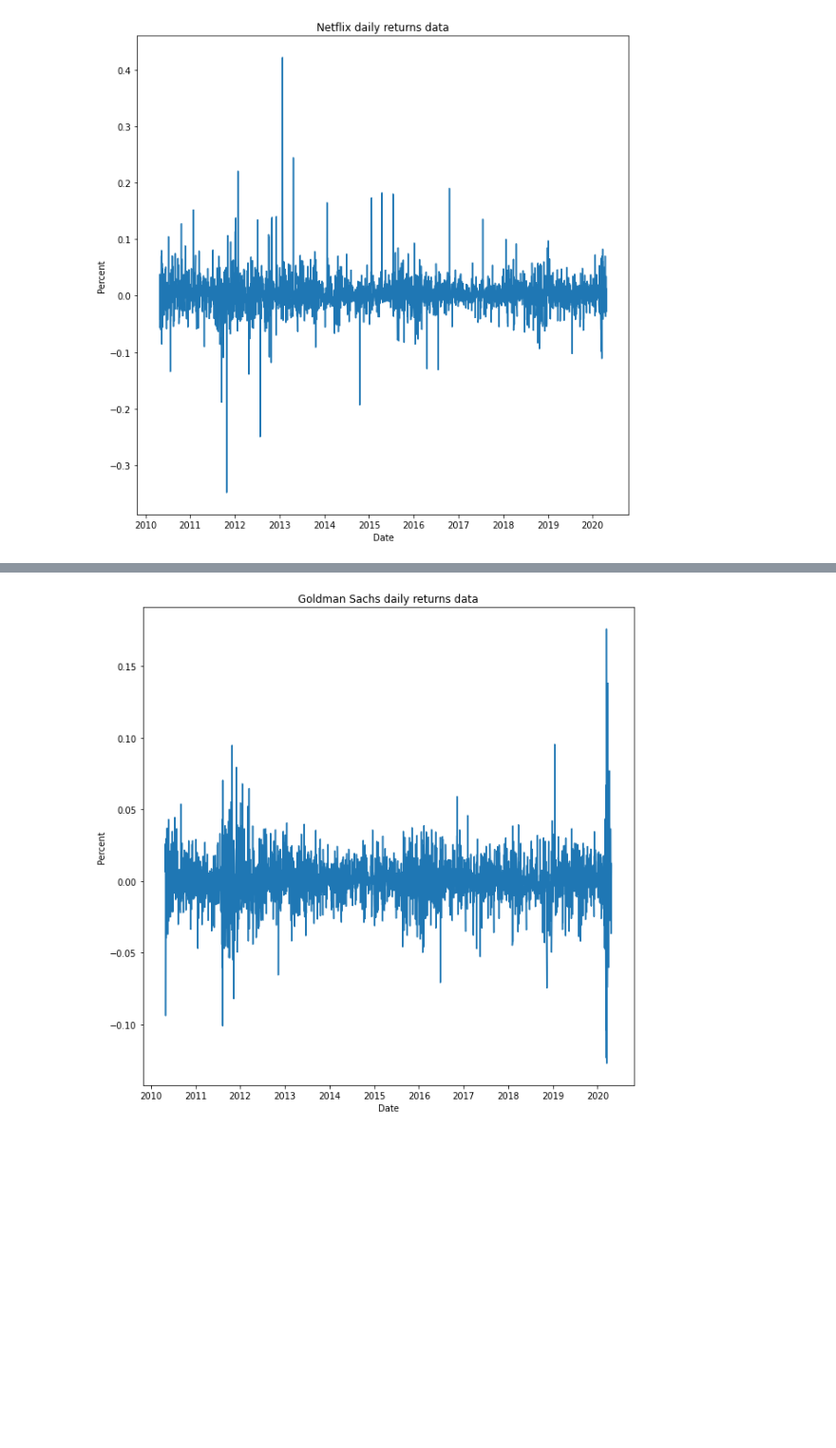
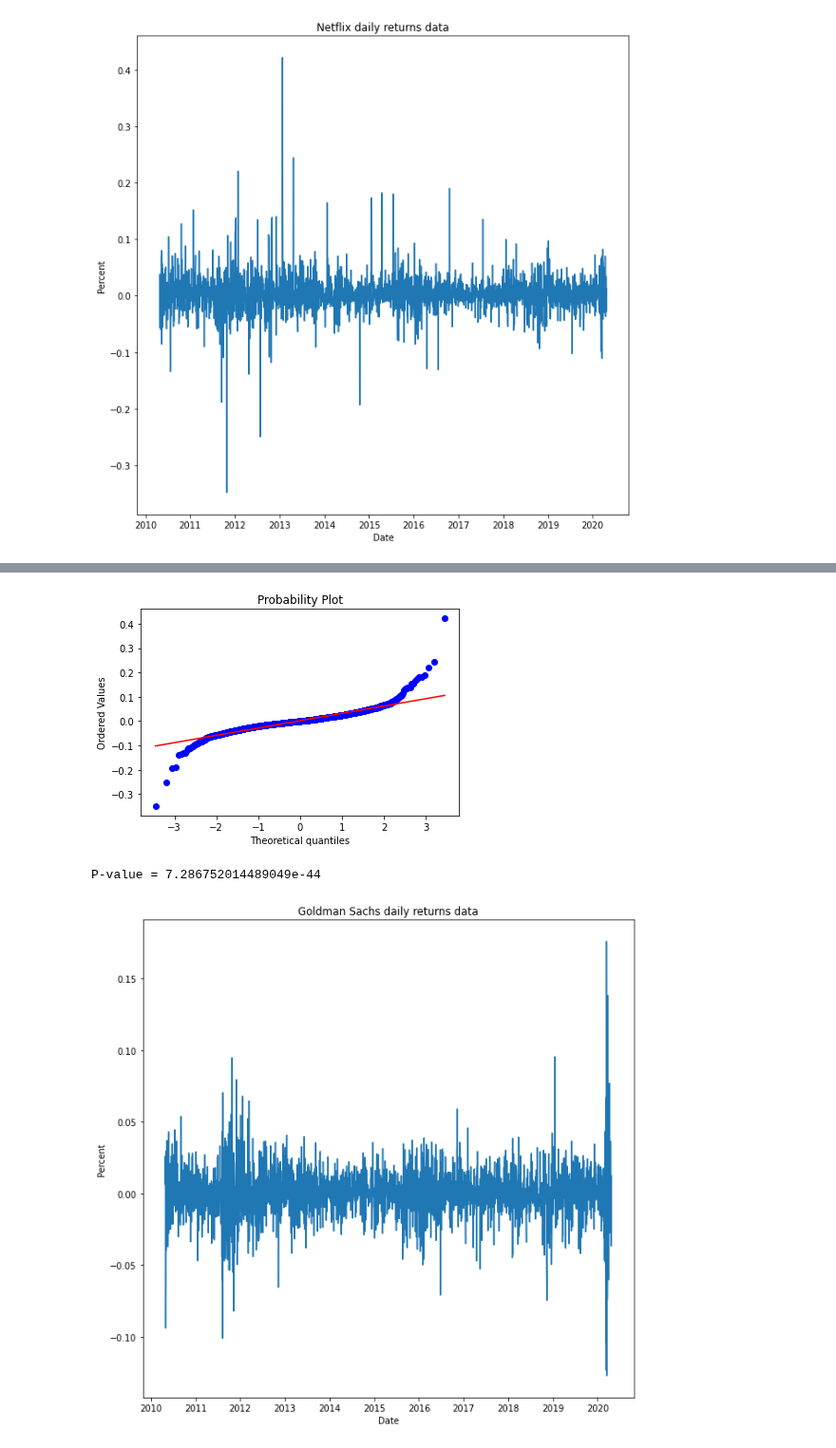
Before and after one commit to PomazkinG/Particle, a Jupyter notebook: Particle.ipynb, the cells around one changed output, grey strips where cells are left out. Shown at 95% size. Cells and saved outputs as stored; diff of their text form; code cells hidden in the pictures; blank space fills up the shorter version.

```diff
--- a/Particle.ipynb
+++ b/Particle.ipynb
@@ -82,3 +99,10 @@ plt.show()
+# %%
+stats.probplot(df_daily_return['NFLX'].dropna(), dist="norm", plot=pylab)
+pylab.show()
+print('P-value =', stats.shapiro(df_daily_return['NFLX'].dropna())[1])
+# %% [output]
+[figure, added]
+P-value = 7.286752014489049e-44
 # %%
 plt.figure(figsize=(10,10))
 plt.plot(df_daily_return['GS'])
```
Also changed, not shown: parts of 9 cells of this notebook.
